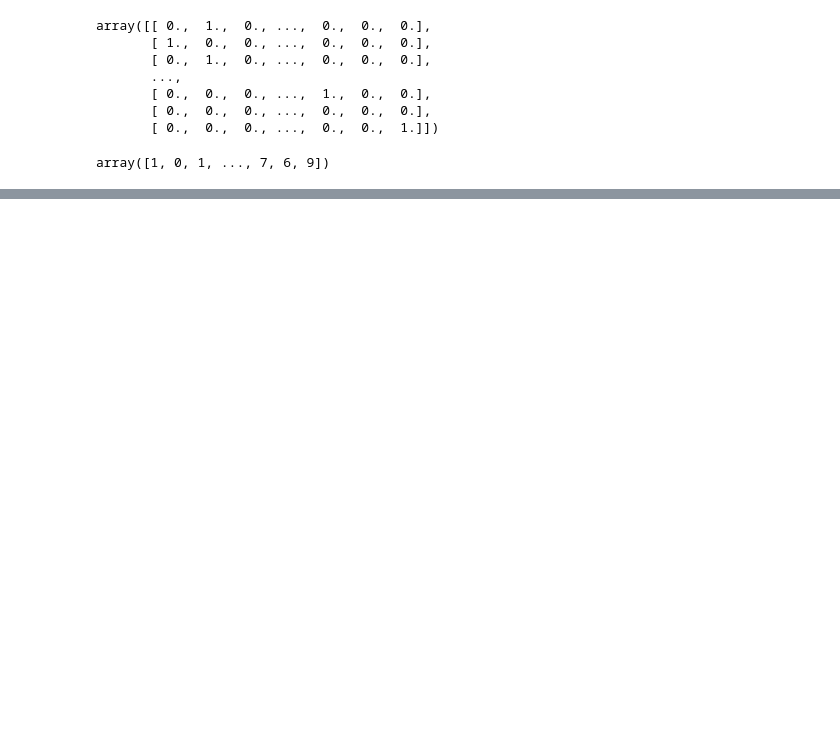
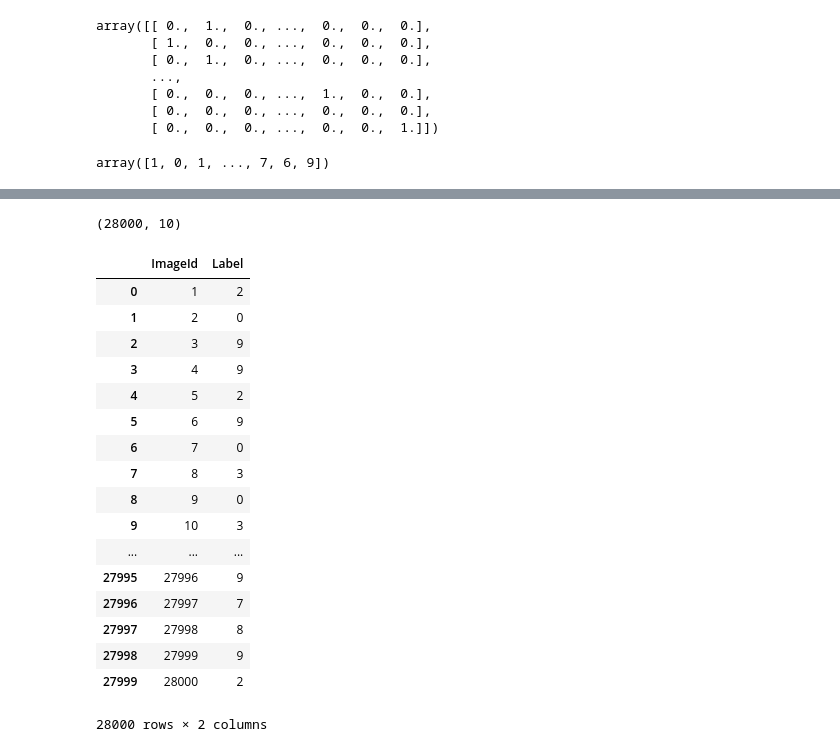
Before and after one commit to mmanishh/aisaturdays, a Jupyter notebook: keras.ipynb, the cells around one changed output, grey strips where cells are left out. Cells and saved outputs as stored; diff of their text form; code cells hidden in the pictures; blank space fills up the shorter version.

```diff
--- a/keras.ipynb
+++ b/keras.ipynb
@@ -219,0 +193,37 @@ output_df
+# %%
+output = np.round(model.predict(X_test),3)
+
+output.shape
+# %% [output]
+(28000, 10)
+# %%
+# create series 1 to 28,000
+imageid = pd.Series(range(1,len(output)+1))
+
+# output predicted image label
+predictions_test = [np.argmax(out) for out in output]
+# %%
+
+# create dataframe to hold id and predicted label
+df_output = pd.DataFrame({"ImageId":imageid,"Label":predictions_test})
+
+df_output
+# %% [output]
+|  | ImageId | Label |
+| 0 | 1 | 2 |
+| 1 | 2 | 0 |
+| 2 | 3 | 9 |
+| 3 | 4 | 9 |
+| 4 | 5 | 2 |
+| 5 | 6 | 9 |
+| 6 | 7 | 0 |
+| 7 | 8 | 3 |
+| 8 | 9 | 0 |
+| 9 | 10 | 3 |
+| ... | ... | ... |
+| 27995 | 27996 | 9 |
+| 27996 | 27997 | 7 |
+| 27997 | 27998 | 8 |
+| 27998 | 27999 | 9 |
+| 27999 | 28000 | 2 |
+28000 rows × 2 columns
```
Also changed, not shown: parts of 10 cells of this notebook, 1 other file.
